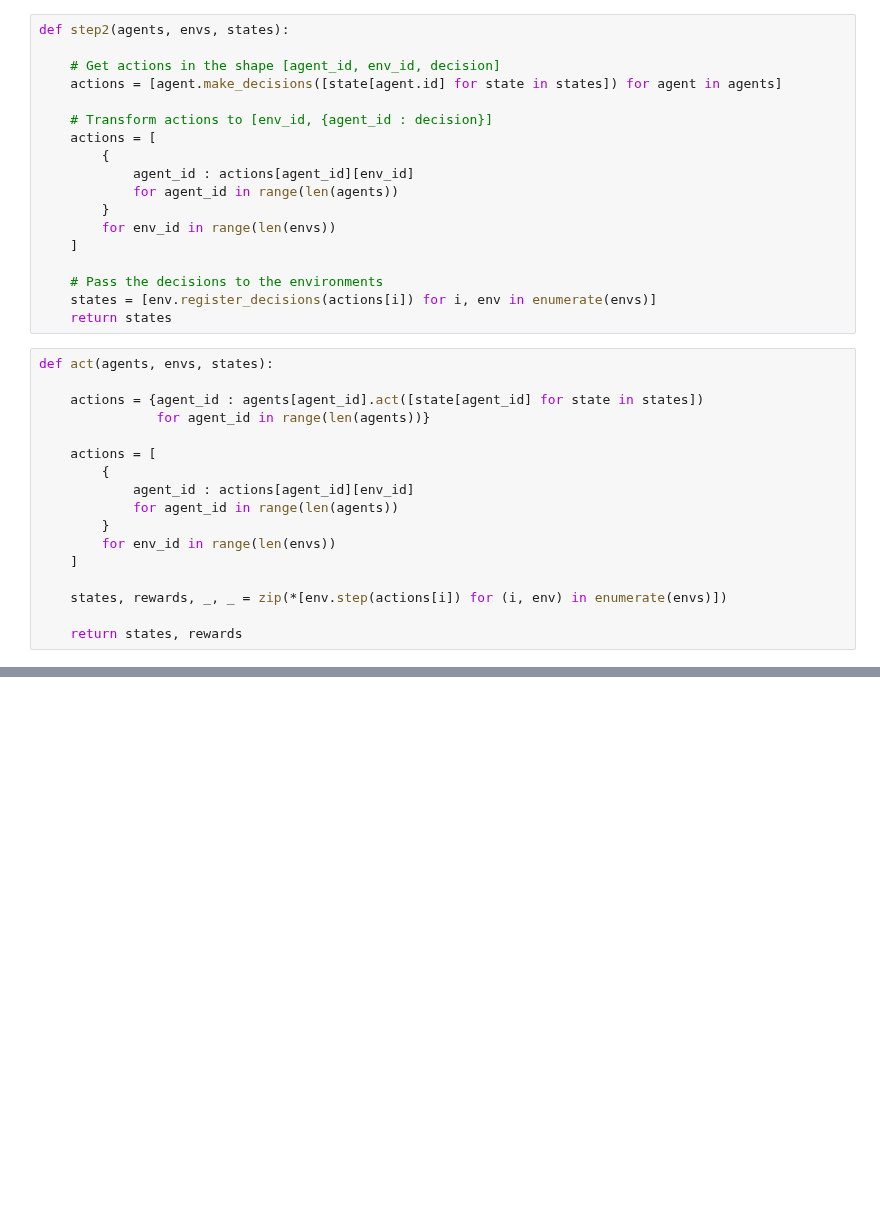
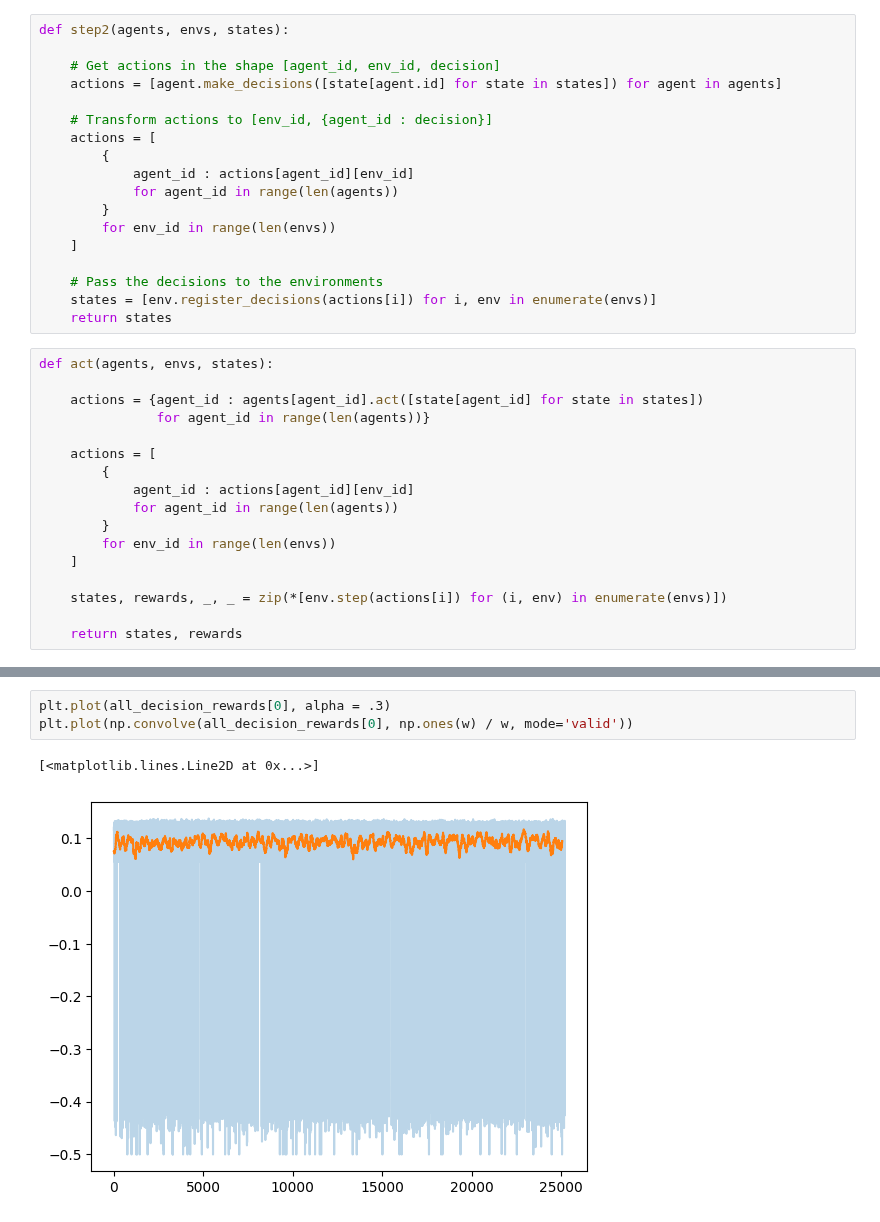
Before and after one commit to i4ata/BScProject, a Jupyter notebook: ppo_negotiation_rec_2/PPO_negotiation_tryouts.ipynb, the cells around one changed output, grey strips where cells are left out. Drawn from its saved outputs; the diff is of its cells as text; blank space fills up the shorter version.

```diff
--- a/ppo_negotiation_rec_2/PPO_negotiation_tryouts.ipynb
+++ b/ppo_negotiation_rec_2/PPO_negotiation_tryouts.ipynb
@@ -132,0 +153,6 @@ plt.plot(agents[1].nets['proposalNet'].loss_collection)
+# %%
+plt.plot(all_decision_rewards[0], alpha = .3)
+plt.plot(np.convolve(all_decision_rewards[0], np.ones(w) / w, mode='valid'))
+# %% [output]
+[<matplotlib.lines.Line2D at 0x...>]
+[figure, added]
```
Also changed, not shown: parts of 3 cells of this notebook, 2 other files.
